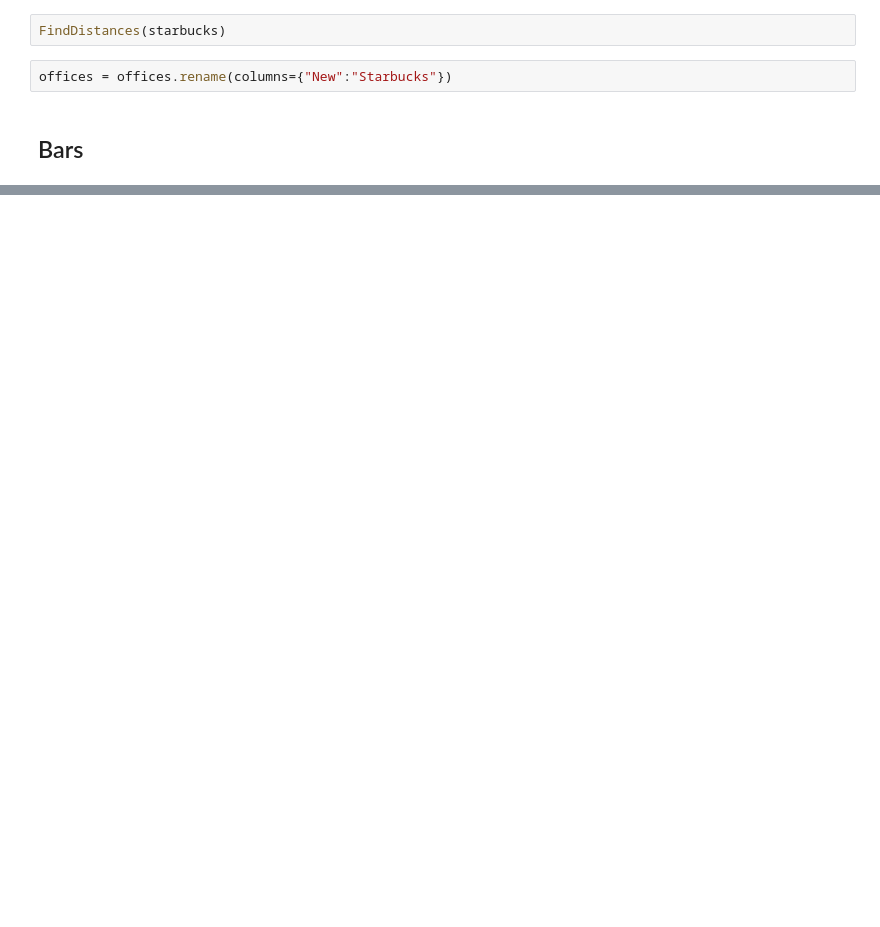
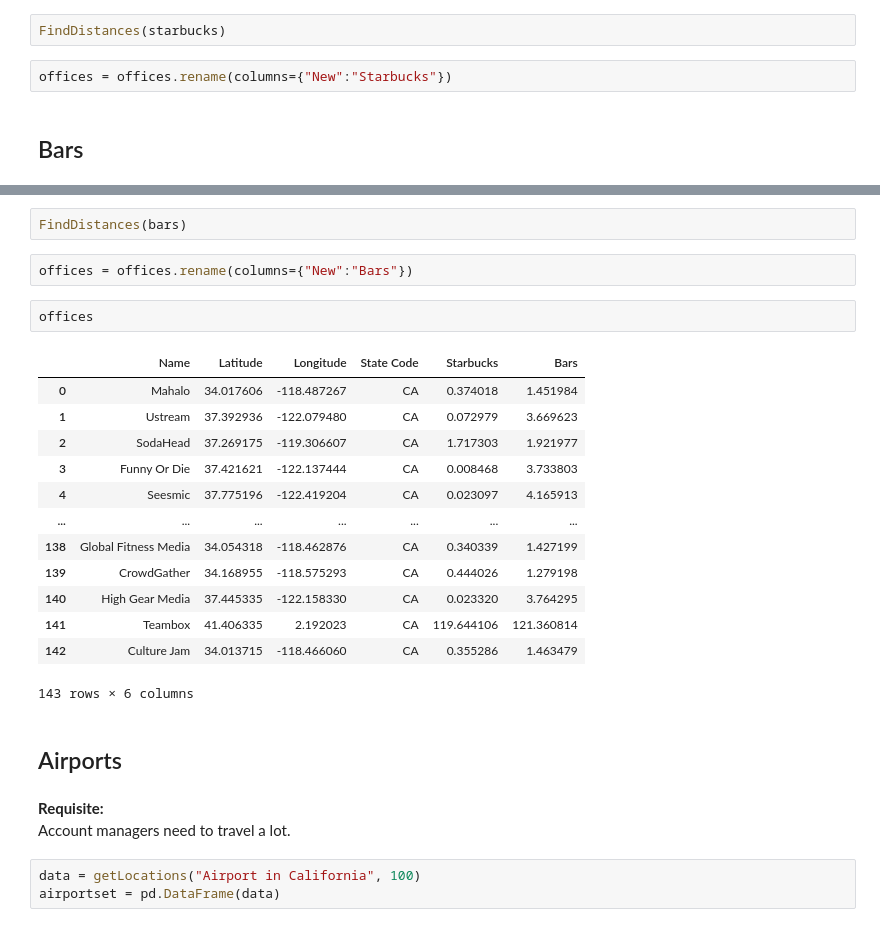
Before and after one commit to adrianacoca/Office, a Jupyter notebook: Mongo Project.ipynb, the cells around one changed output, grey strips where cells are left out. Saved outputs shown, nothing was run; the diff lists cells and outputs as text; blank space fills up the shorter version.

```diff
--- a/Mongo Project.ipynb
+++ b/Mongo Project.ipynb
@@ -371,0 +421,28 @@ dataset = pd.DataFrame(data)
+# %%
+FindDistances(bars)
+# %%
+offices = offices.rename(columns={"New":"Bars"})
+# %%
+offices
+# %% [output]
+|  | Name | Latitude | Longitude | State Code | Starbucks | Bars |
+| 0 | Mahalo | 34.017606 | -118.487267 | CA | 0.374018 | 1.451984 |
+| 1 | Ustream | 37.392936 | -122.079480 | CA | 0.072979 | 3.669623 |
+| 2 | SodaHead | 37.269175 | -119.306607 | CA | 1.717303 | 1.921977 |
+| 3 | Funny Or Die | 37.421621 | -122.137444 | CA | 0.008468 | 3.733803 |
+| 4 | Seesmic | 37.775196 | -122.419204 | CA | 0.023097 | 4.165913 |
+| ... | ... | ... | ... | ... | ... | ... |
+| 138 | Global Fitness Media | 34.054318 | -118.462876 | CA | 0.340339 | 1.427199 |
+| 139 | CrowdGather | 34.168955 | -118.575293 | CA | 0.444026 | 1.279198 |
+| 140 | High Gear Media | 37.445335 | -122.158330 | CA | 0.023320 | 3.764295 |
+| 141 | Teambox | 41.406335 | 2.192023 | CA | 119.644106 | 121.360814 |
+| 142 | Culture Jam | 34.013715 | -118.466060 | CA | 0.355286 | 1.463479 |
+143 rows × 6 columns
+# %% [markdown]
+## Airports
+# %% [markdown]
+**Requisite:**
+Account managers need to travel a lot.
+# %%
+data = getLocations("Airport in California", 100)
+airportset = pd.DataFrame(data)
```
Also changed, not shown: parts of 22 cells of this notebook.
